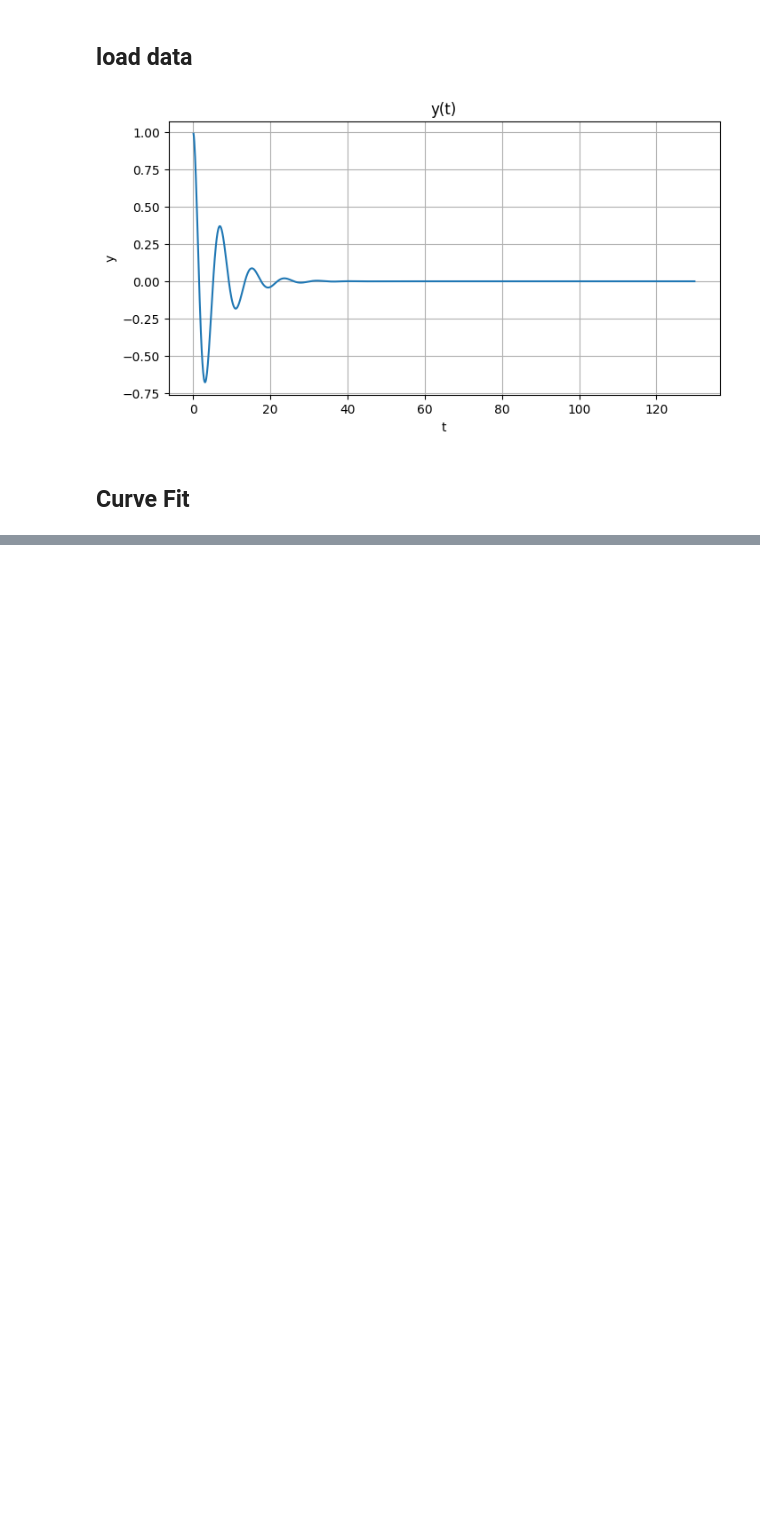
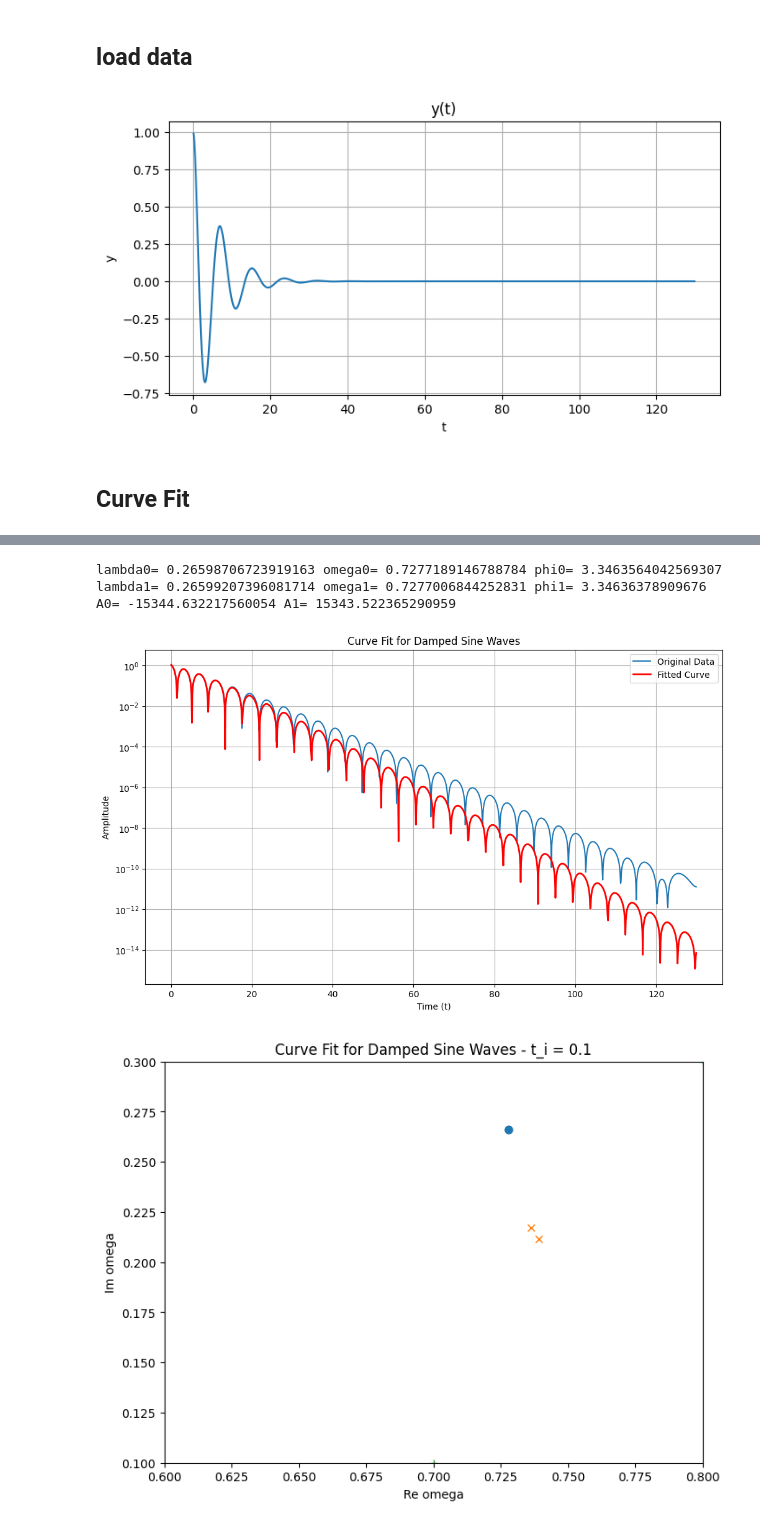
Before and after one commit to keiichirokubota/varpro, a Jupyter notebook: varpro.ipynb, the cells around one changed output, grey strips where cells are left out. Saved outputs shown, nothing was run; the diff lists cells and outputs as text; code cells hidden in the pictures; blank space fills up the shorter version.

```diff
--- a/varpro.ipynb
+++ b/varpro.ipynb
@@ -709,0 +511,67 @@ Errors match:  True ; error:  2.9250923212232523e-18
+# %%
+import numpy as np
+from varpro import *
+
+def examplePhiFunction(alpha,t):
+    Phi = np.empty([t.shape[0],2])
+    Phi[:,0] = np.multiply(np.exp(- alpha[0] * t),np.cos(alpha[1] * t + alpha[2]))
+    Phi[:,1] = np.multiply(np.exp(- alpha[3] * t),np.cos(alpha[4] * t + alpha[5]))
+
+    Ind = np.array([[0,0,0,1,1,1],[0,1,2,3,4,5]])
+
+    dPhi = np.empty([t.shape[0],6])
+    dPhi[:,0] = np.multiply(- np.ndarray.flatten(t),Phi[:,0])
+    dPhi[:,1] = np.multiply(np.multiply(- t,np.exp(- alpha[0] * t)),np.sin(alpha[1] * t + alpha[2]))
+    dPhi[:,2] = np.multiply(np.multiply(- 1,np.exp(- alpha[0] * t)),np.sin(alpha[1] * t + alpha[2]))
+    dPhi[:,3] = np.multiply(- np.ndarray.flatten(t),Phi[:,1])
+    dPhi[:,4] = np.multiply(np.multiply(- t,np.exp(- alpha[3] * t)),np.sin(alpha[4] * t + alpha[5]))
+    dPhi[:,5] = np.multiply(np.multiply(- 1,np.exp(- alpha[3] * t)),np.sin(alpha[4] * t + alpha[5]))
+    return Phi,dPhi,Ind
+
+t = t_data[1:]
+y = y_data[1:]
+w = np.ones((len(t)))
+# lambda0, omega0, phi0, lambda1, omega1, phi1 = 0.1, 0.7, 0.0, 0.3, 0.8, 0.1
+alphainit = np.array([0.1,0.7,0.0,0.3,0.8,3.14])
+
+alpha,c,wresid,resid_norm,y_est,CorMx,std_dev_params = varpro(t,y,w,alphainit,2,lambda alpha: examplePhiFunction(alpha,t))
+print("lambda0=",alpha[0],"omega0=",alpha[1],"phi0=",alpha[2],"lambda1=",alpha[3],"omega1=",alpha[4],"phi1=",alpha[5])
+print("A0=",c[0],"A1=",c[1])
+
+def fit_func(t_data, c, alpha_list):
+    """
+    フィッティング対象の関数：2つの減衰正弦波の和
+    f(t) = A1*exp(lambda1*t)*sin(omega1*t+phi1) + A2*exp(lambda2*t)*sin(omega2*t+phi2)
+    """
+    A1, A2 = c
+    lambda1, omega1, phi1, lambda2, omega2, phi2 = alpha_list
+    term1 = A1 * np.exp(-lambda1 * t_data) * np.cos(omega1 * t_data + phi1)
+    term2 = A2 * np.exp(-lambda2 * t_data) * np.cos(omega2 * t_data + phi2)
+    return term1 + term2
+plt.figure(figsize=(12, 7))
+plt.semilogy(t_data, np.abs(y_data), label='Original Data')
+plt.semilogy(t_data, np.abs(fit_func(t_data, c, alpha)), label='Fitted Curve', color='red', linewidth=2)
+plt.title('Curve Fit for Damped Sine Waves')
+plt.xlabel('Time (t)')
+plt.ylabel('Amplitude')
+plt.legend()
+plt.grid(True)
+plt.show()
+
+reqnm = [abs(alpha[1]), abs(alpha[4])]
+imqnm = [abs(alpha[0]), abs(alpha[3])]
+fig = plt.figure(figsize=(8, 6))
+plt.plot(reqnm, imqnm, 'o')
+plt.plot([0.7391984327078, 0.736312554], [0.2116451411183, 0.217234709569], 'x')
+plt.plot([alphainit[1], alphainit[4]], [alphainit[0], alphainit [3]], '+')
+plt.xlim(0.6, 0.8)
+plt.ylim(0.10, 0.3)
+plt.title(f'Curve Fit for Damped Sine Waves - t_i = {t_data[deltai*i]}')
+plt.xlabel('Re omega')
+plt.ylabel('Im omega')
+plt.show() # メモリを解放するために図を閉じる
+# %% [output]
+lambda0= 0.26598706723919163 omega0= 0.7277189146788784 phi0= 3.3463564042569307 lambda1= 0.26599207396081714 omega1= 0.7277006844252831 phi1= 3.34636378909676
+A0= -15344.632217560054 A1= 15343.522365290959
+[figure, added]
+[figure, added]
```
Also changed, not shown: parts of 12 cells of this notebook, 6 other files.
